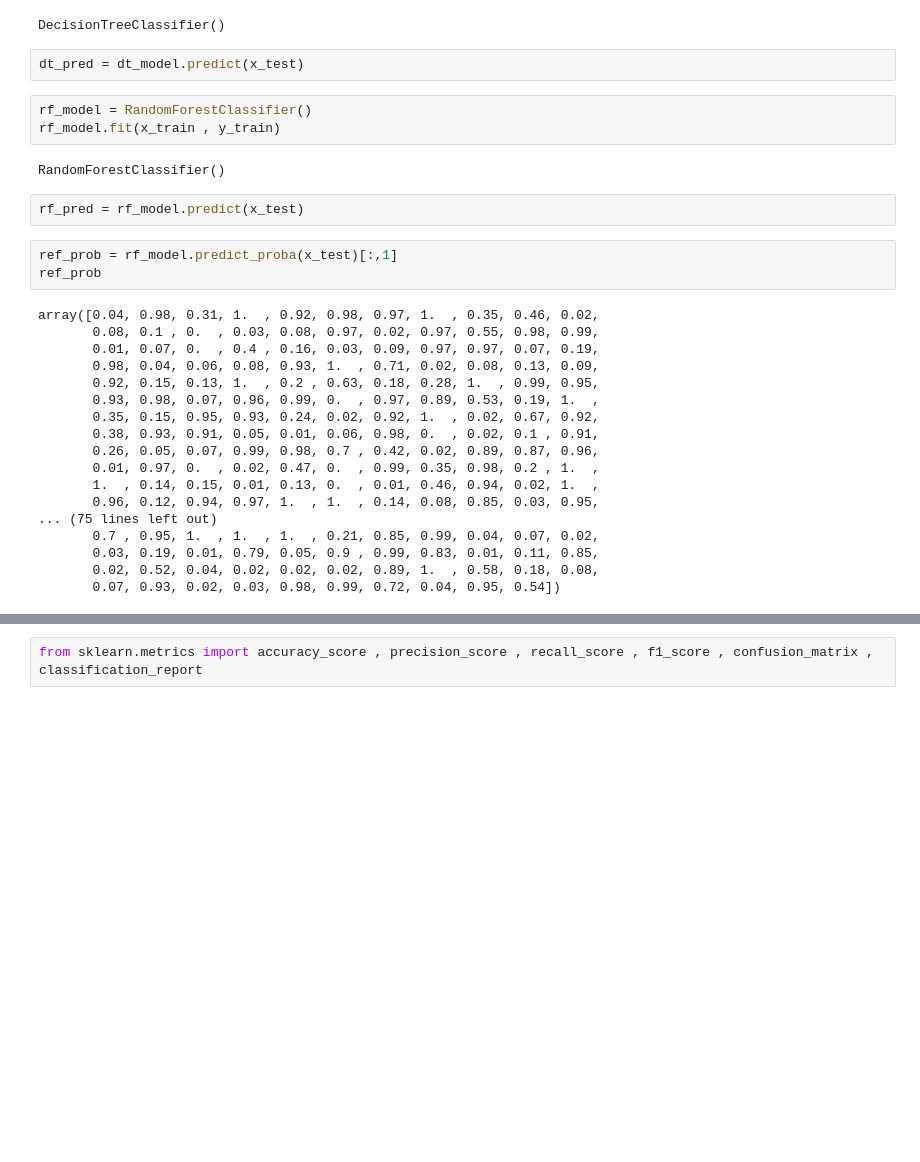
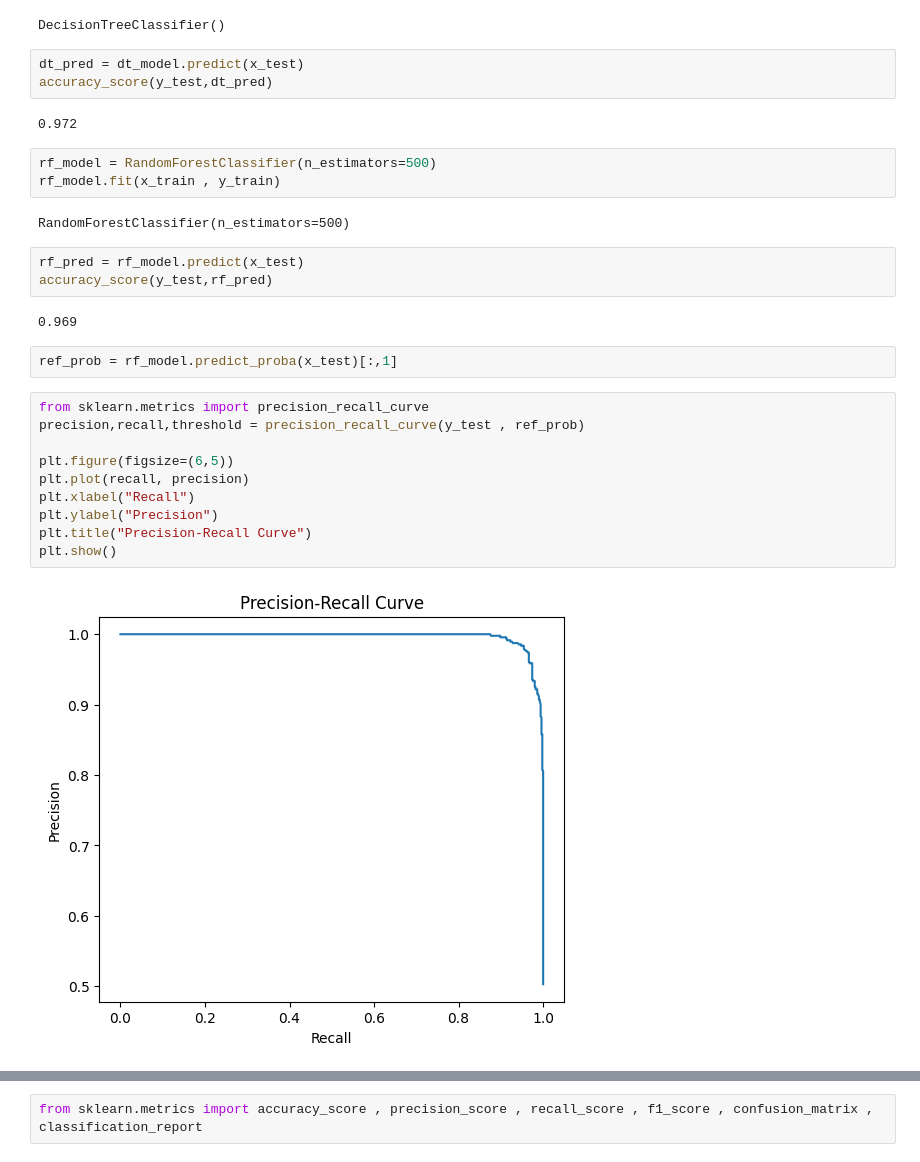
Before and after one commit to vishalyadav5451/Netflix-Churn-Project, a Jupyter notebook: notebook.ipynb, the cells around one changed output, grey strips where cells are left out. Saved outputs shown, nothing was run; the diff lists cells and outputs as text; blank space fills up the shorter version.

```diff
--- a/notebook.ipynb
+++ b/notebook.ipynb
@@ -482,31 +522,30 @@ dt_model.fit(x_train , y_train)
 DecisionTreeClassifier()
 # %%
 dt_pred = dt_model.predict(x_test)
+accuracy_score(y_test,dt_pred)
+# %% [output]
+0.972
 # %%
-rf_model = RandomForestClassifier()
+rf_model = RandomForestClassifier(n_estimators=500)
 rf_model.fit(x_train , y_train)
 # %% [output]
-RandomForestClassifier()
+RandomForestClassifier(n_estimators=500)
 # %%
 rf_pred = rf_model.predict(x_test)
+accuracy_score(y_test,rf_pred)
+# %% [output]
+0.969
 # %%
 ref_prob = rf_model.predict_proba(x_test)[:,1]
-ref_prob
-# %% [output]
-array([0.04, 0.98, 0.31, 1.  , 0.92, 0.98, 0.97, 1.  , 0.35, 0.46, 0.02,
-       0.08, 0.1 , 0.  , 0.03, 0.08, 0.97, 0.02, 0.97, 0.55, 0.98, 0.99,
-       0.01, 0.07, 0.  , 0.4 , 0.16, 0.03, 0.09, 0.97, 0.97, 0.07, 0.19,
-       0.98, 0.04, 0.06, 0.08, 0.93, 1.  , 0.71, 0.02, 0.08, 0.13, 0.09,
-       0.92, 0.15, 0.13, 1.  , 0.2 , 0.63, 0.18, 0.28, 1.  , 0.99, 0.95,
-       0.93, 0.98, 0.07, 0.96, 0.99, 0.  , 0.97, 0.89, 0.53, 0.19, 1.  ,
-       0.35, 0.15, 0.95, 0.93, 0.24, 0.02, 0.92, 1.  , 0.02, 0.67, 0.92,
-       0.38, 0.93, 0.91, 0.05, 0.01, 0.06, 0.98, 0.  , 0.02, 0.1 , 0.91,
-       0.26, 0.05, 0.07, 0.99, 0.98, 0.7 , 0.42, 0.02, 0.89, 0.87, 0.96,
-       0.01, 0.97, 0.  , 0.02, 0.47, 0.  , 0.99, 0.35, 0.98, 0.2 , 1.  ,
-       1.  , 0.14, 0.15, 0.01, 0.13, 0.  , 0.01, 0.46, 0.94, 0.02, 1.  ,
-       0.96, 0.12, 0.94, 0.97, 1.  , 1.  , 0.14, 0.08, 0.85, 0.03, 0.95,
-... (75 lines left out)
-       0.7 , 0.95, 1.  , 1.  , 1.  , 0.21, 0.85, 0.99, 0.04, 0.07, 0.02,
-       0.03, 0.19, 0.01, 0.79, 0.05, 0.9 , 0.99, 0.83, 0.01, 0.11, 0.85,
-       0.02, 0.52, 0.04, 0.02, 0.02, 0.02, 0.89, 1.  , 0.58, 0.18, 0.08,
-       0.07, 0.93, 0.02, 0.03, 0.98, 0.99, 0.72, 0.04, 0.95, 0.54])
+# %%
+from sklearn.metrics import precision_recall_curve
+precision,recall,threshold = precision_recall_curve(y_test , ref_prob)
+
+plt.figure(figsize=(6,5))
+plt.plot(recall, precision)
+plt.xlabel("Recall")
+plt.ylabel("Precision")
+plt.title("Precision-Recall Curve")
+plt.show()
+# %% [output]
+[figure, added]
```
Also changed, not shown: parts of 16 cells of this notebook, 4 other files.
